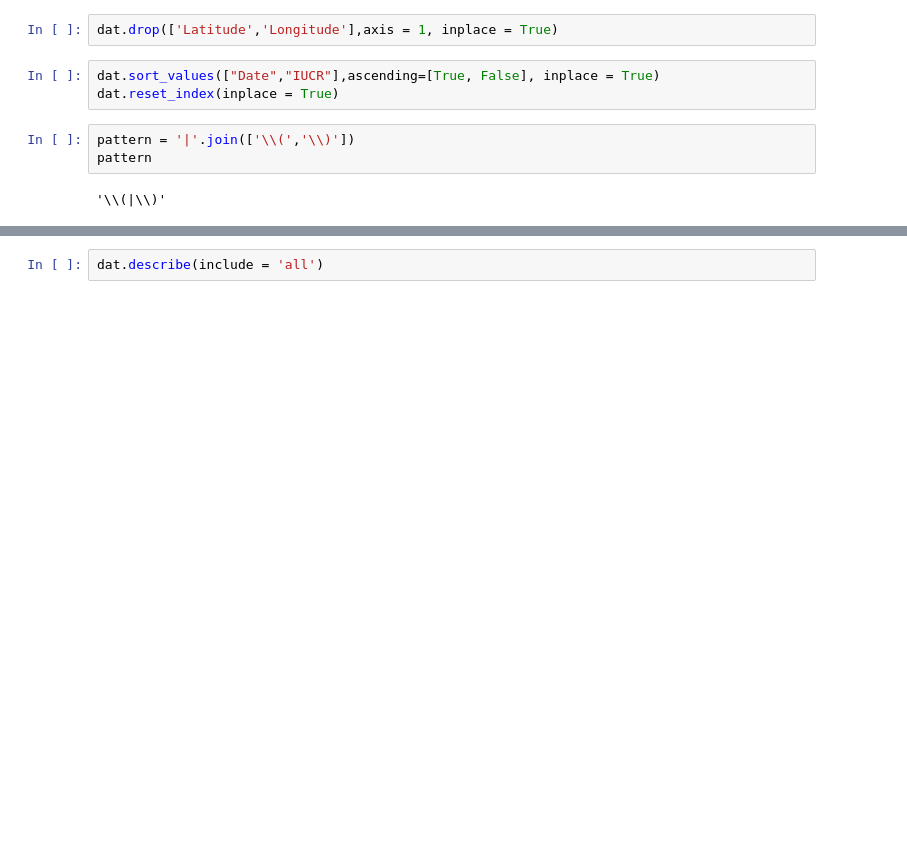
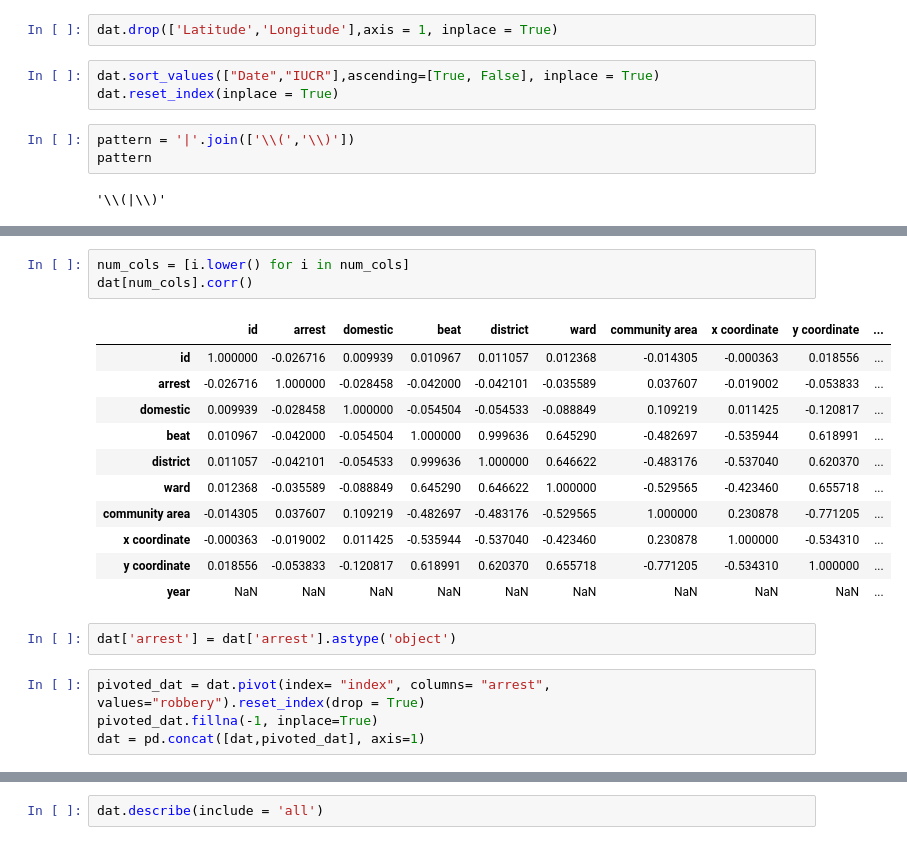
Before and after one commit to OnizukaPy/jensen, a Jupyter notebook: Utveckling med Python försättning/Pandas/pre-processing/övning.ipynb, the cells around one changed output, grey strips where cells are left out. Cells and saved outputs as stored; diff of their text form; blank space fills up the shorter version.

```diff
--- a/Utveckling med Python försättning/Pandas/pre-processing/övning.ipynb
+++ b/Utveckling med Python försättning/Pandas/pre-processing/övning.ipynb
@@ -131,0 +159,21 @@ pattern
+# %%
+num_cols = [i.lower() for i in num_cols]
+dat[num_cols].corr()
+# %% [output]
+|  | id | arrest | domestic | beat | district | ward | community area | x coordinate | y coordinate | ... |
+| id | 1.000000 | -0.026716 | 0.009939 | 0.010967 | 0.011057 | 0.012368 | -0.014305 | -0.000363 | 0.018556 | ... |
+| arrest | -0.026716 | 1.000000 | -0.028458 | -0.042000 | -0.042101 | -0.035589 | 0.037607 | -0.019002 | -0.053833 | ... |
+| domestic | 0.009939 | -0.028458 | 1.000000 | -0.054504 | -0.054533 | -0.088849 | 0.109219 | 0.011425 | -0.120817 | ... |
+| beat | 0.010967 | -0.042000 | -0.054504 | 1.000000 | 0.999636 | 0.645290 | -0.482697 | -0.535944 | 0.618991 | ... |
+| district | 0.011057 | -0.042101 | -0.054533 | 0.999636 | 1.000000 | 0.646622 | -0.483176 | -0.537040 | 0.620370 | ... |
+| ward | 0.012368 | -0.035589 | -0.088849 | 0.645290 | 0.646622 | 1.000000 | -0.529565 | -0.423460 | 0.655718 | ... |
+| community area | -0.014305 | 0.037607 | 0.109219 | -0.482697 | -0.483176 | -0.529565 | 1.000000 | 0.230878 | -0.771205 | ... |
+| x coordinate | -0.000363 | -0.019002 | 0.011425 | -0.535944 | -0.537040 | -0.423460 | 0.230878 | 1.000000 | -0.534310 | ... |
+| y coordinate | 0.018556 | -0.053833 | -0.120817 | 0.618991 | 0.620370 | 0.655718 | -0.771205 | -0.534310 | 1.000000 | ... |
+| year | NaN | NaN | NaN | NaN | NaN | NaN | NaN | NaN | NaN | ... |
+# %%
+dat['arrest'] = dat['arrest'].astype('object')
+# %%
+pivoted_dat = dat.pivot(index= "index", columns= "arrest", values="robbery").reset_index(drop = True)
+pivoted_dat.fillna(-1, inplace=True)
+dat = pd.concat([dat,pivoted_dat], axis=1)
```
Also changed, not shown: parts of 8 cells of this notebook, 4 other files.
